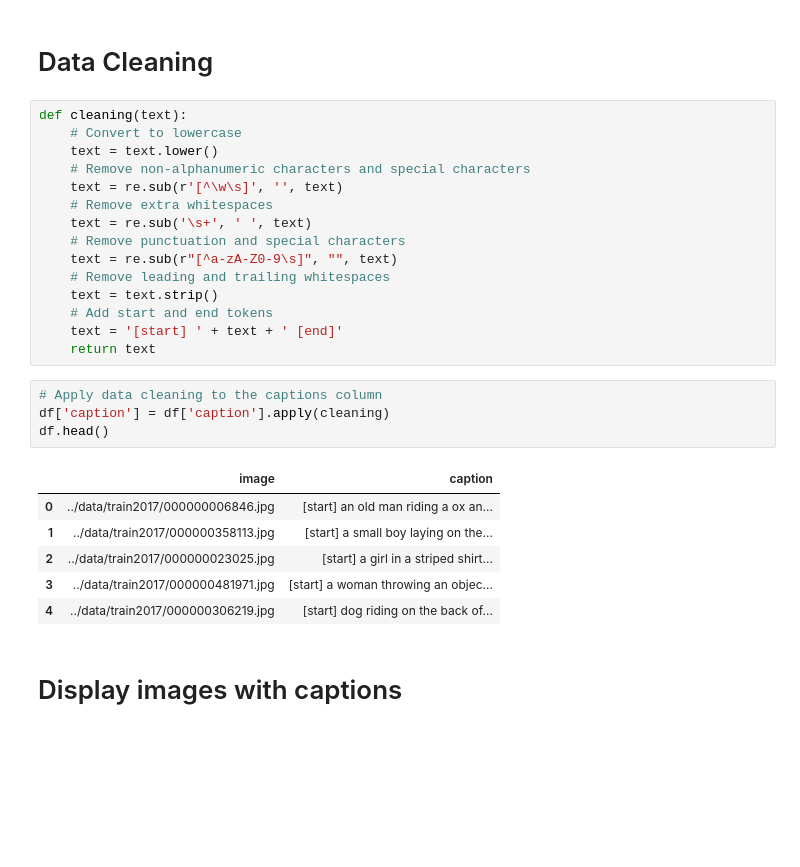
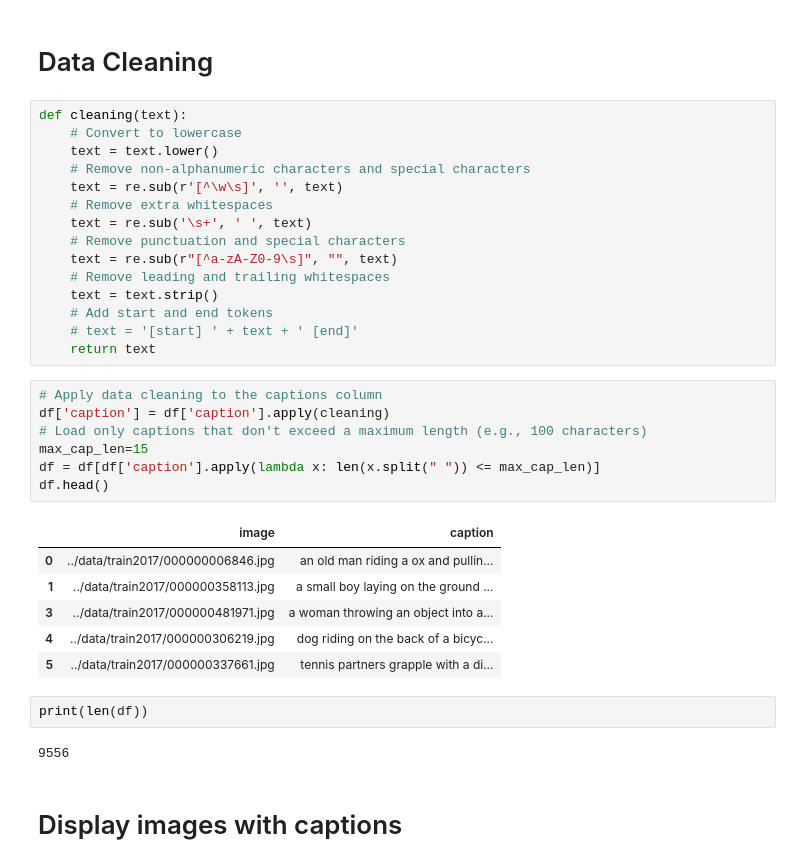
Before and after one commit to xiaodanlu/Deep-Learning-Project-Image-captioning, a Jupyter notebook: code/data_processing.ipynb, the cells around one changed output. Cells and saved outputs as stored; diff of their text form; blank space fills up the shorter version.

```diff
--- a/code/data_processing.ipynb
+++ b/code/data_processing.ipynb
@@ -66,19 +71,26 @@ def cleaning(text):
     # Remove leading and trailing whitespaces
     text = text.strip()
     # Add start and end tokens
-    text = '[start] ' + text + ' [end]'
+    # text = '[start] ' + text + ' [end]'
     return text
 # %%
 # Apply data cleaning to the captions column
 df['caption'] = df['caption'].apply(cleaning)
+# Load only captions that don't exceed a maximum length (e.g., 100 characters)
+max_cap_len=15
+df = df[df['caption'].apply(lambda x: len(x.split(" ")) <= max_cap_len)]
 df.head()
 # %% [output]
 |  | image | caption |
-| 0 | ../data/train2017/000000006846.jpg | [start] an old man riding a ox an... |
-| 1 | ../data/train2017/000000358113.jpg | [start] a small boy laying on the... |
-| 2 | ../data/train2017/000000023025.jpg | [start] a girl in a striped shirt... |
-| 3 | ../data/train2017/000000481971.jpg | [start] a woman throwing an objec... |
-| 4 | ../data/train2017/000000306219.jpg | [start] dog riding on the back of... |
+| 0 | ../data/train2017/000000006846.jpg | an old man riding a ox and pullin... |
+| 1 | ../data/train2017/000000358113.jpg | a small boy laying on the ground ... |
+| 3 | ../data/train2017/000000481971.jpg | a woman throwing an object into a... |
+| 4 | ../data/train2017/000000306219.jpg | dog riding on the back of a bicyc... |
+| 5 | ../data/train2017/000000337661.jpg | tennis partners grapple with a di... |
+# %%
+print(len(df))
+# %% [output]
+9556
 # %% [markdown]
 # Display images with captions
 # %%
```
Also changed, not shown: parts of 12 cells of this notebook.
